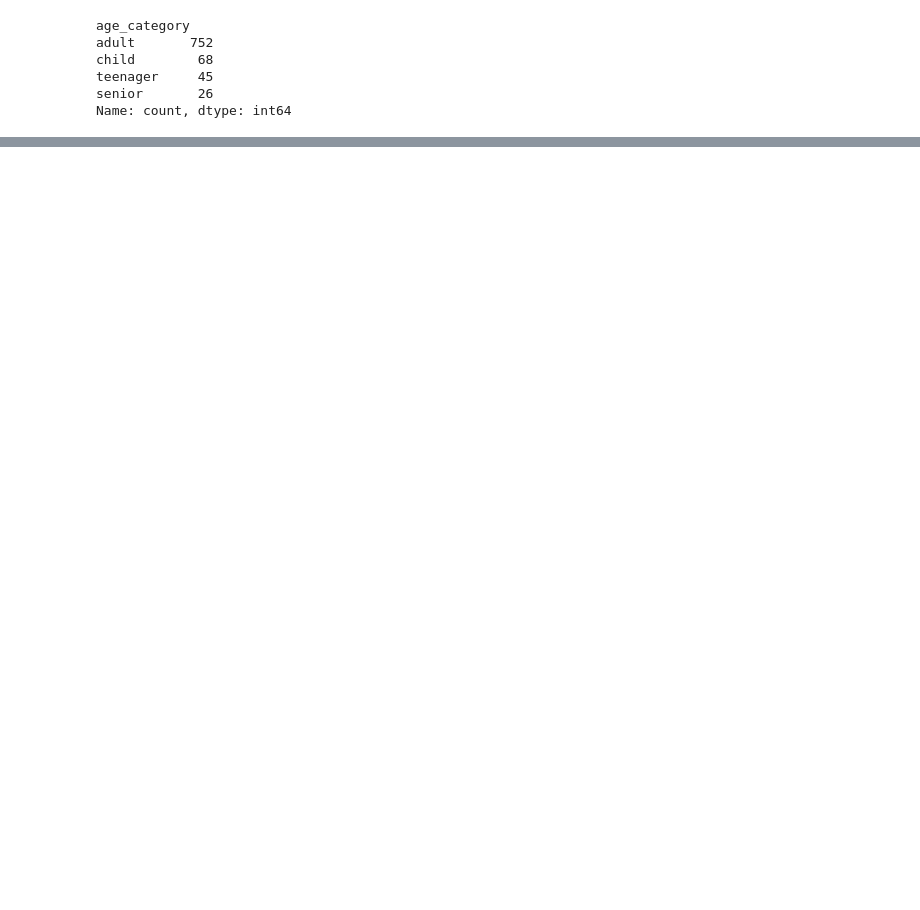
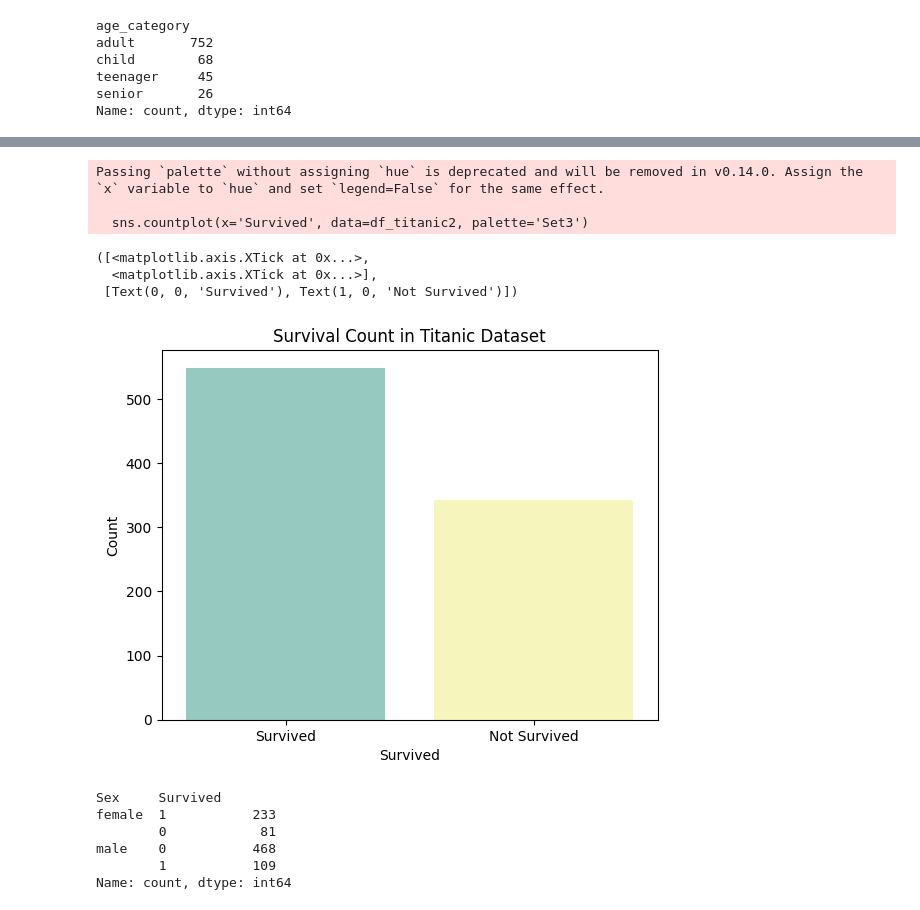
Before and after one commit to arangoluis94/pandas-sesion-1, a Jupyter notebook: sesion-1.ipynb, the cells around one changed output, grey strips where cells are left out. Cells and saved outputs as stored; diff of their text form; code cells hidden in the pictures; blank space fills up the shorter version.

```diff
--- a/sesion-1.ipynb
+++ b/sesion-1.ipynb
@@ -712,0 +961,23 @@ Name: count, dtype: int64
+# %%
+sns.countplot(x='Survived', data=df_titanic2, palette='Set3')
+plt.title('Survival Count in Titanic Dataset')
+plt.xlabel('Survived')
+plt.ylabel('Count')
+plt.xticks(ticks=[0, 1], labels=['Survived', 'Not Survived'])
+# %% [output]
+Passing `palette` without assigning `hue` is deprecated and will be removed in v0.14.0. Assign the `x` variable to `hue` and set `legend=False` for the same effect.
+
+  sns.countplot(x='Survived', data=df_titanic2, palette='Set3')
+([<matplotlib.axis.XTick at 0x...>,
+  <matplotlib.axis.XTick at 0x...>],
+ [Text(0, 0, 'Survived'), Text(1, 0, 'Not Survived')])
+[figure, added]
+# %%
+df_titanic2['Survived'].groupby(df_titanic2['Sex']).value_counts()
+# %% [output]
+Sex     Survived
+female  1           233
+        0            81
+male    0           468
+        1           109
+Name: count, dtype: int64
```
Also changed, not shown: parts of 44 cells of this notebook.
